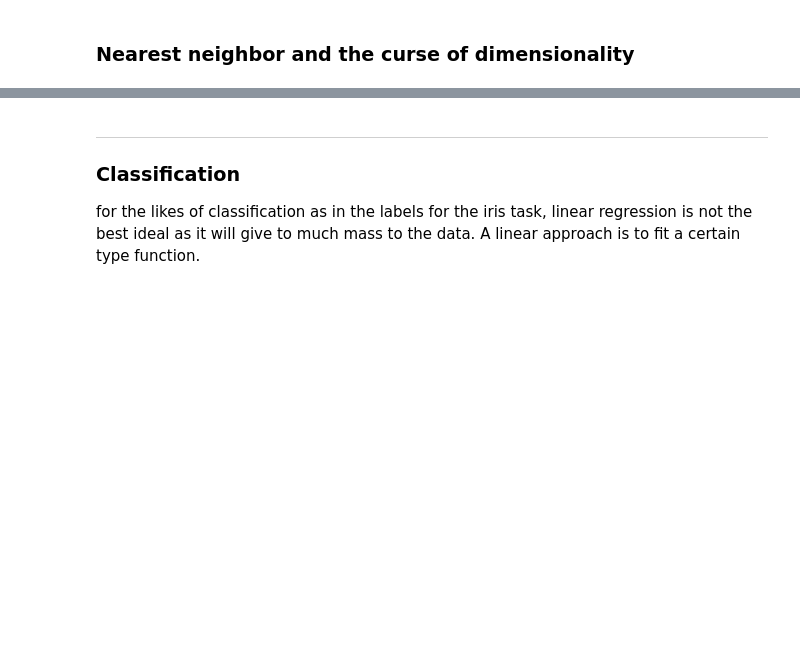
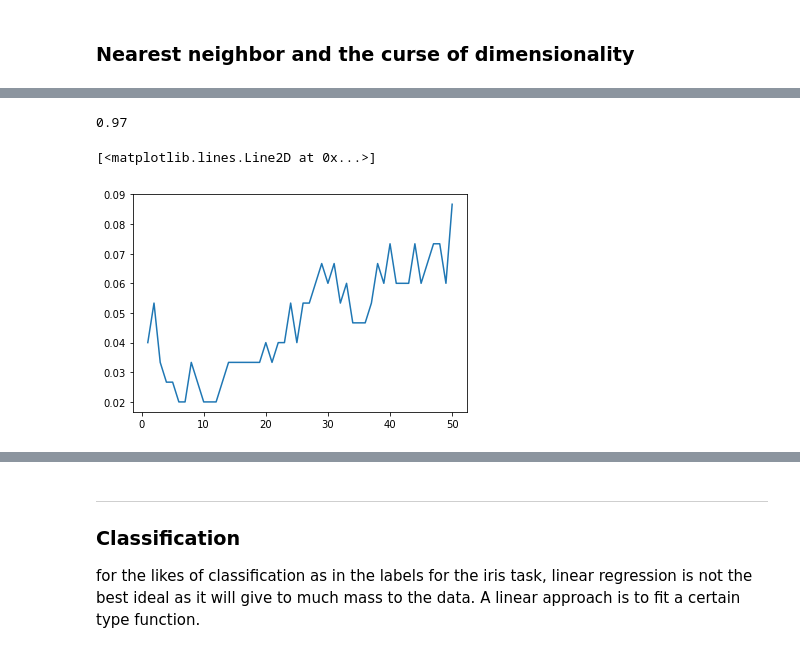
Before and after one commit to Davidpurtill1101011/Emerging_Technologies_4th_Year, a Jupyter notebook: Assessment/scikit-learn.ipynb, the cells around one changed output, grey strips where cells are left out. Saved outputs shown, nothing was run; the diff lists cells and outputs as text; code cells hidden in the pictures; blank space fills up the shorter version.

```diff
--- a/Assessment/scikit-learn.ipynb
+++ b/Assessment/scikit-learn.ipynb
@@ -416,0 +219,2 @@ print(regr.coef_)
+# %%
+iris_data = load_iris()
@@ -416,0 +261,5 @@ print(regr.coef_)
+# %%
+x = iris_data.data
+y = iris_data.target
+k = KNeighborsClassifier(n_neighbors = 10)
+pre = cross_val_predict(k,x,y,cv=5)
@@ -416,0 +285,16 @@ print(regr.coef_)
+# %%
+print(r2_score(y,pre))
+# %% [output]
+0.97
+# %%
+e = []
+for i in range(1,51):
+    k = KNeighborsClassifier(n_neighbors = i)
+    pre = cross_val_predict(k,x,y, cv = 5)
+    e.append(mean_squared_error(y,pre))
+# %%
+import matplotlib.pyplot as plt
+plt.plot(range(1,51), e)
+# %% [output]
+[<matplotlib.lines.Line2D at 0x...>]
+[figure, added]
```
Also changed, not shown: parts of 52 cells of this notebook.
